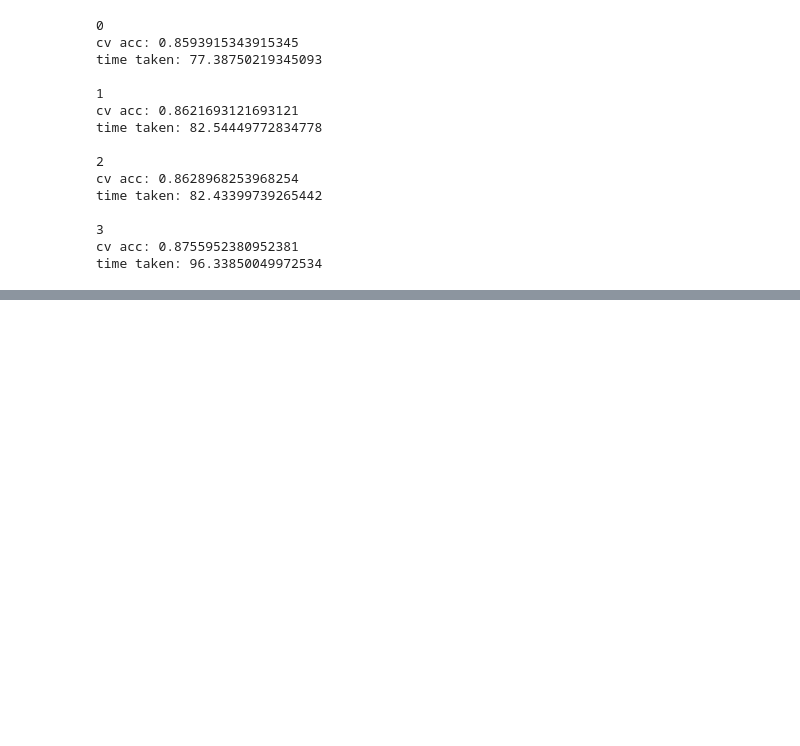
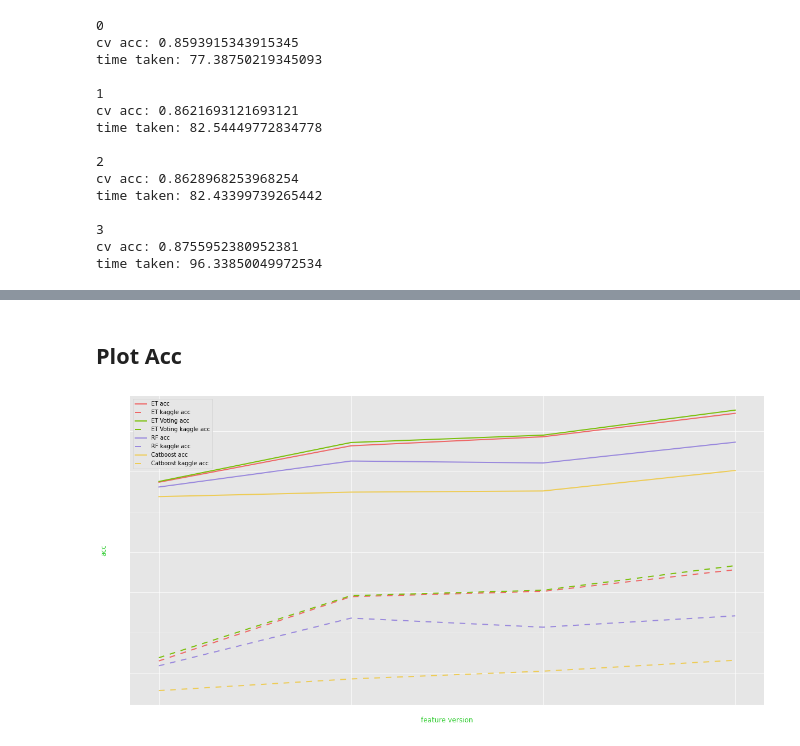
Before and after one commit to vishpillai123/w207_final_project_bwp, a Jupyter notebook: 0_experiments/kevin/Project.ipynb, the cells around one changed output, grey strips where cells are left out. Saved outputs shown, nothing was run; the diff lists cells and outputs as text; code cells hidden in the pictures; blank space fills up the shorter version.

Commit message:
added plot for results (bottom couple cell)

```diff
--- a/0_experiments/kevin/Project.ipynb
+++ b/0_experiments/kevin/Project.ipynb
@@ -1371,6 +1382,7 @@ time taken: 82.43399739265442
 cv acc: 0.8755952380952381
 time taken: 96.33850049972534
 # %%
+model_name = 'CatBoost'
 for v in range(0,4):
     print(v)
     df_train_norm = pipeline(df_train, v)
@@ -1383,0 +1403,3 @@ for v in range(0,4):
+# %%
+result_df = pd.read_excel('model_results.xlsx')
+result_df
@@ -1383,0 +1424,35 @@ for v in range(0,4):
+# %%
+from matplotlib import cycler
+cs = ['#EE6666', '#7abf0a', '#9988DD',
+      '#EECC55', '#88BB44', '#3a32d1',
+      '#391306', '#3388BB', '#1DC690']
+colors = cycler('color', cs)
+plt.rc('axes', facecolor='#E6E6E6', edgecolor='none',
+       axisbelow=True, grid=True, prop_cycle=colors)
+plt.rc('grid', color='w', linestyle='solid')
+plt.rc('xtick', direction='out', color='w')
+plt.rc('ytick', direction='out', color='w')
+plt.rc('patch', edgecolor='#E6E6E6')
+plt.rc('lines', linewidth=2)
+# %% [markdown]
+## Plot Acc
+# %%
+fig, ax = plt.subplots(1,1, figsize=(20,10))
+
+# cmap = plt.cm.get_cmap('copper',len(result_df.model.unique()))
+for i, model_name in enumerate(result_df.model.unique()):
+    df_r = result_df[result_df.model == model_name]
+    ax.plot(df_r.version, df_r.acc, label='{} acc'.format(model_name), c=cs[i])
+    ax.plot(df_r.version, df_r.k_acc, linestyle='--', dashes=(5,5) , label='{} kaggle acc'.format(model_name), c=cs[i])
+
+ax.set_xticks([0,1,2,3])
+ax.set_xlabel('feature version')
+ax.set_ylabel('acc')
+ax.xaxis.label.set_color('limegreen')
+ax.xaxis.label.set_size('large')
+ax.yaxis.label.set_color('limegreen')
+ax.yaxis.label.set_size('large')
+ax.legend()
+plt.show()
+# %% [output]
+[figure, added]
```
Also changed, not shown: parts of 7 cells of this notebook.
